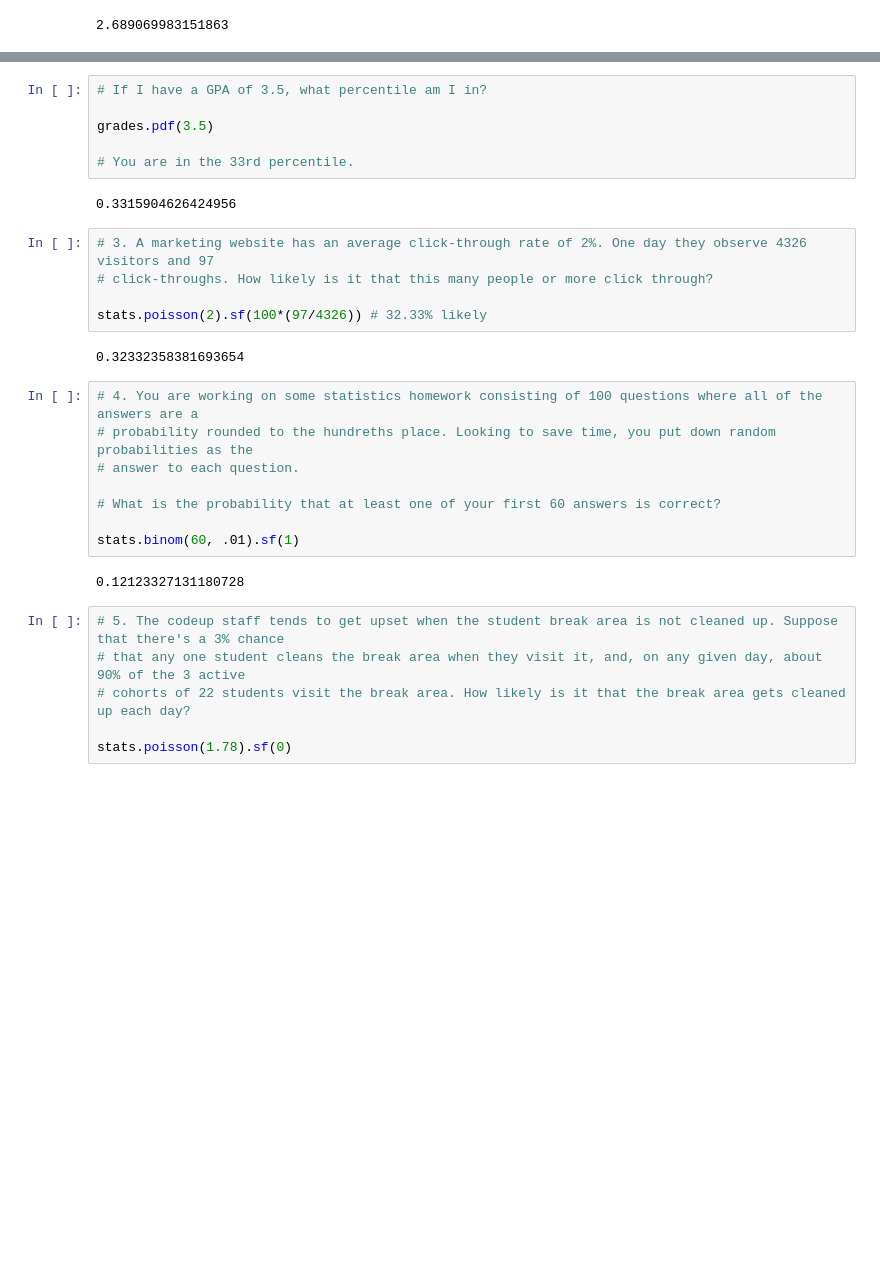
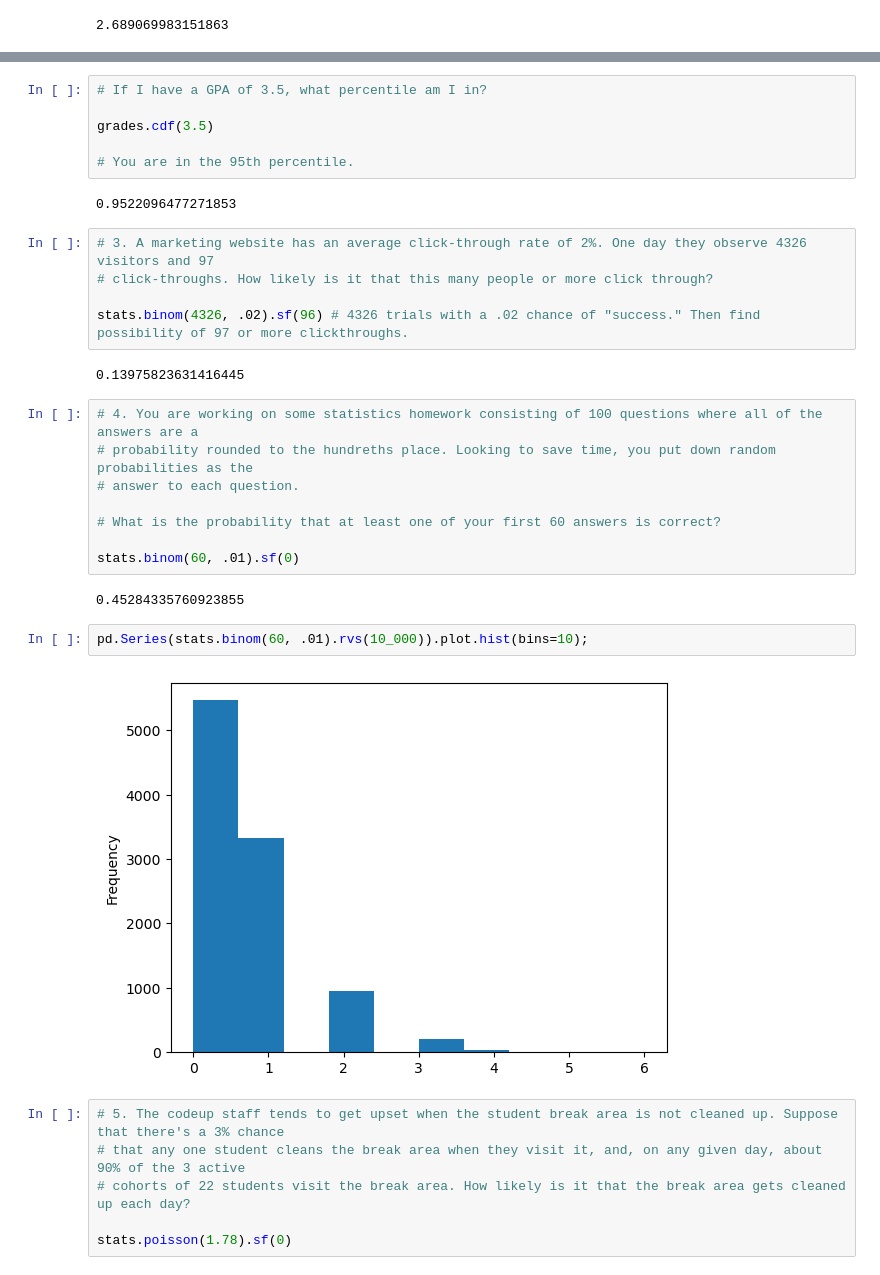
Before and after one commit to wilson-velasco/statistics-exercises, a Jupyter notebook: probability_distributions.ipynb, the cells around one changed output, grey strips where cells are left out. Saved outputs shown, nothing was run; the diff lists cells and outputs as text; blank space fills up the shorter version.

```diff
--- a/probability_distributions.ipynb
+++ b/probability_distributions.ipynb
@@ -59,18 +63,18 @@ grades.ppf(.3)
 # %%
 # If I have a GPA of 3.5, what percentile am I in?
 
-grades.pdf(3.5)
+grades.cdf(3.5)
 
-# You are in the 33rd percentile.
+# You are in the 95th percentile.
 # %% [output]
-0.3315904626424956
+0.9522096477271853
 # %%
 # 3. A marketing website has an average click-through rate of 2%. One day they observe 4326 visitors and 97
 # click-throughs. How likely is it that this many people or more click through?
 
-stats.poisson(2).sf(100*(97/4326)) # 32.33% likely
+stats.binom(4326, .02).sf(96) # 4326 trials with a .02 chance of "success." Then find possibility of 97 or more clickthroughs.
 # %% [output]
-0.32332358381693654
+0.13975823631416445
 # %%
 # 4. You are working on some statistics homework consisting of 100 questions where all of the answers are a
 # probability rounded to the hundreths place. Looking to save time, you put down random probabilities as the
@@ -78,9 +82,13 @@ stats.poisson(2).sf(100*(97/4326)) # 32.33% likely
 
 # What is the probability that at least one of your first 60 answers is correct?
 
-stats.binom(60, .01).sf(1)
+stats.binom(60, .01).sf(0)
 # %% [output]
-0.12123327131180728
+0.45284335760923855
+# %%
+pd.Series(stats.binom(60, .01).rvs(10_000)).plot.hist(bins=10);
+# %% [output]
+[figure, added]
 # %%
 # 5. The codeup staff tends to get upset when the student break area is not cleaned up. Suppose that there's a 3% chance
 # that any one student cleans the break area when they visit it, and, on any given day, about 90% of the 3 active
```
Also changed, not shown: parts of 12 cells of this notebook, 2 other files.
